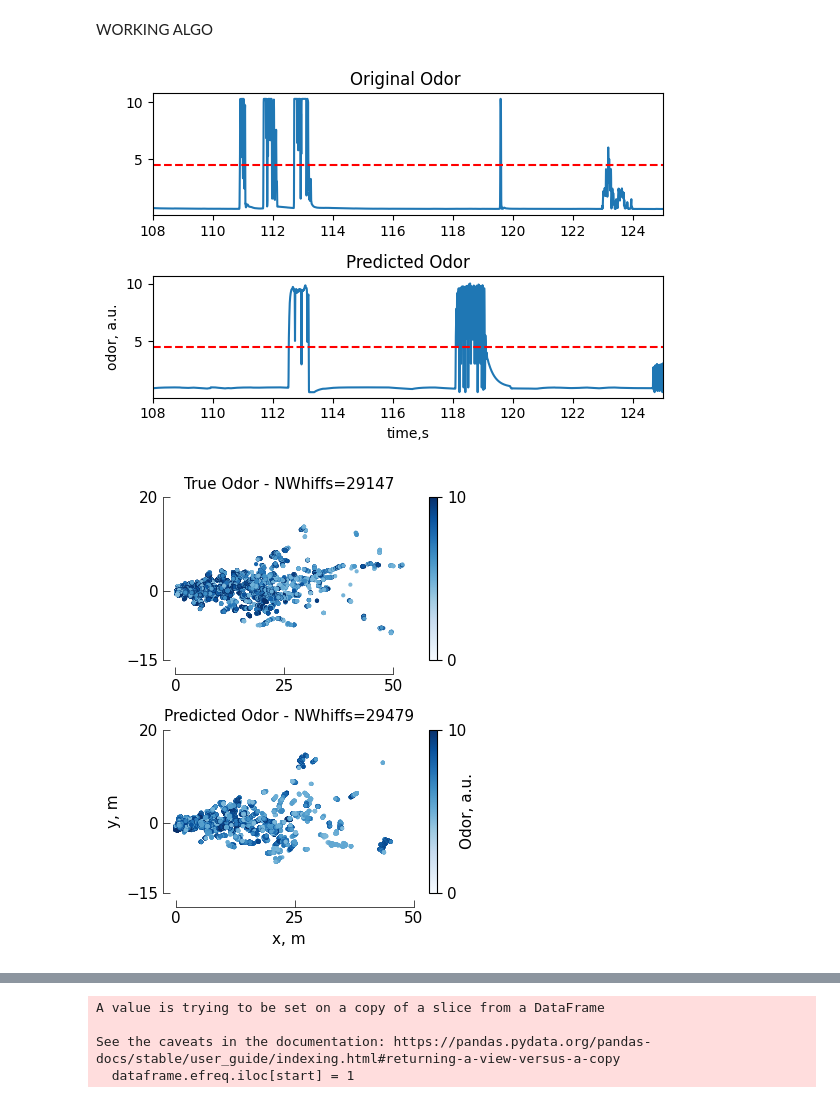
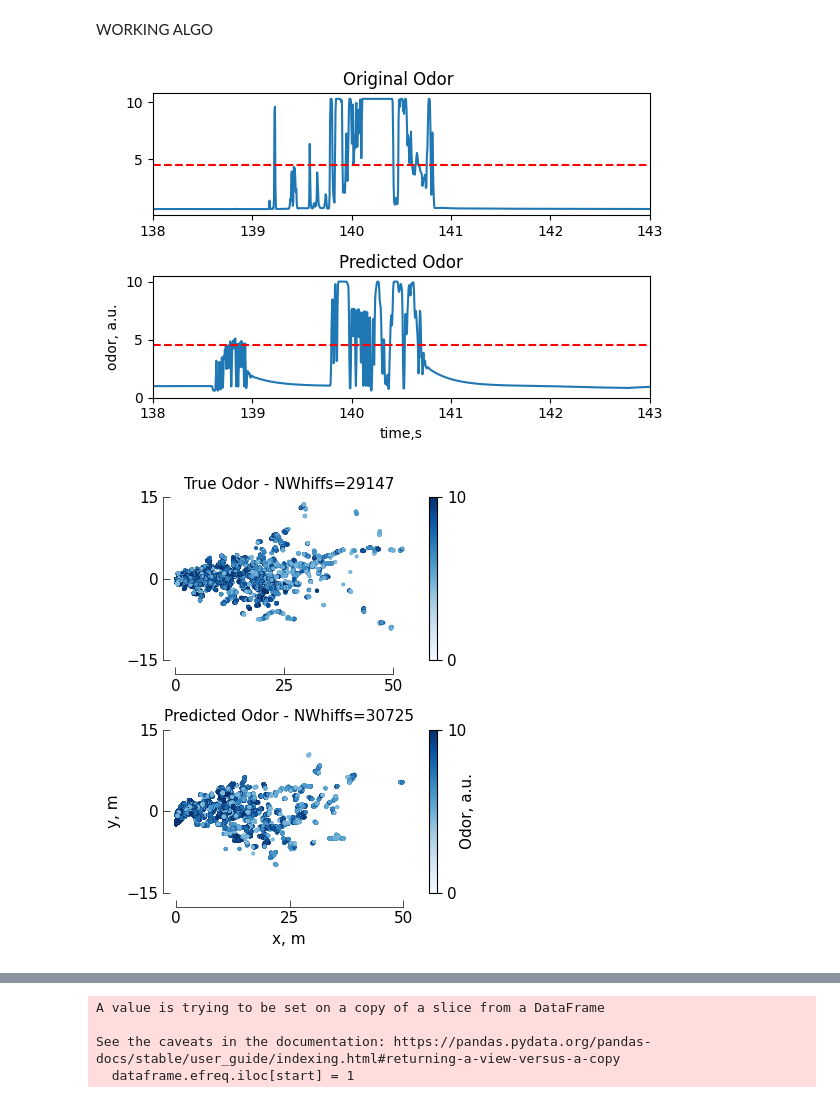
Before and after one commit to arunavanag591/COSMOS, a Jupyter notebook: mapping_hws.ipynb, the cells around one changed output, grey strips where cells are left out. Saved outputs shown, nothing was run; the diff lists cells and outputs as text; code cells hidden in the pictures.

```diff
--- a/mapping_hws.ipynb
+++ b/mapping_hws.ipynb
@@ -275,8 +277,7 @@ for i in range(1,len(df_test)):
 df_test['time'] = time
 
 rows_per_second = 200
-base_odor_level = 0.58
-
+base_odor_level = 0.6
 
 test_locations = df_test[['distance_along_streakline', 'nearest_from_streakline']].values
 whiff_locations = fdf[['avg_distance_along_streakline', 'avg_nearest_from_streakline']].values
@@ -856,17 +1349,18 @@ new_test_df2.reset_index(inplace=True, drop=True)
 # %%
 f,(ax1,ax2)= plt.subplots(2,1,figsize=(6,4))
 ax1.plot(df_test.time, df_test.odor, label='original')
 ax2.plot(df_test.time, df_test.predicted_odor, label='predicted')
 ax1.axhline(4.5, color = 'r', linestyle = '--')
 ax2.axhline(4.5, color = 'r', linestyle = '--')
-limit = (108,125)
+limit = (138,143)
 ax1.set_xlim(limit)
 ax2.set_xlim(limit)
+
 # ax2.set_ylim(0,11)
 ax2.set_ylabel('odor, a.u.')
 ax2.set_xlabel('time,s')
 ax1.set_title('Original Odor ')
 ax2.set_title('Predicted Odor')
 f.tight_layout()
 # %% [output]
-[figure, old version]
+[figure, new version]
@@ -890,13 +1386,13 @@ for i in range(2):
                             spine_locations={'left': 1},
                             smart_bounds=True,
                             xticks=[0,25,50],
-                            yticks=[-15,0,20],
+                            yticks=[-15,0,15],
                             linewidth=0.5)
     mpl_functions.set_fontsize(ax[i],11)
 
 f.tight_layout()
 # %% [output]
-[figure, old version]
+[figure, new version]
 # %%
 n_bins = 20
 
```
Also changed, not shown: parts of 20 cells of this notebook, 1 other file.
